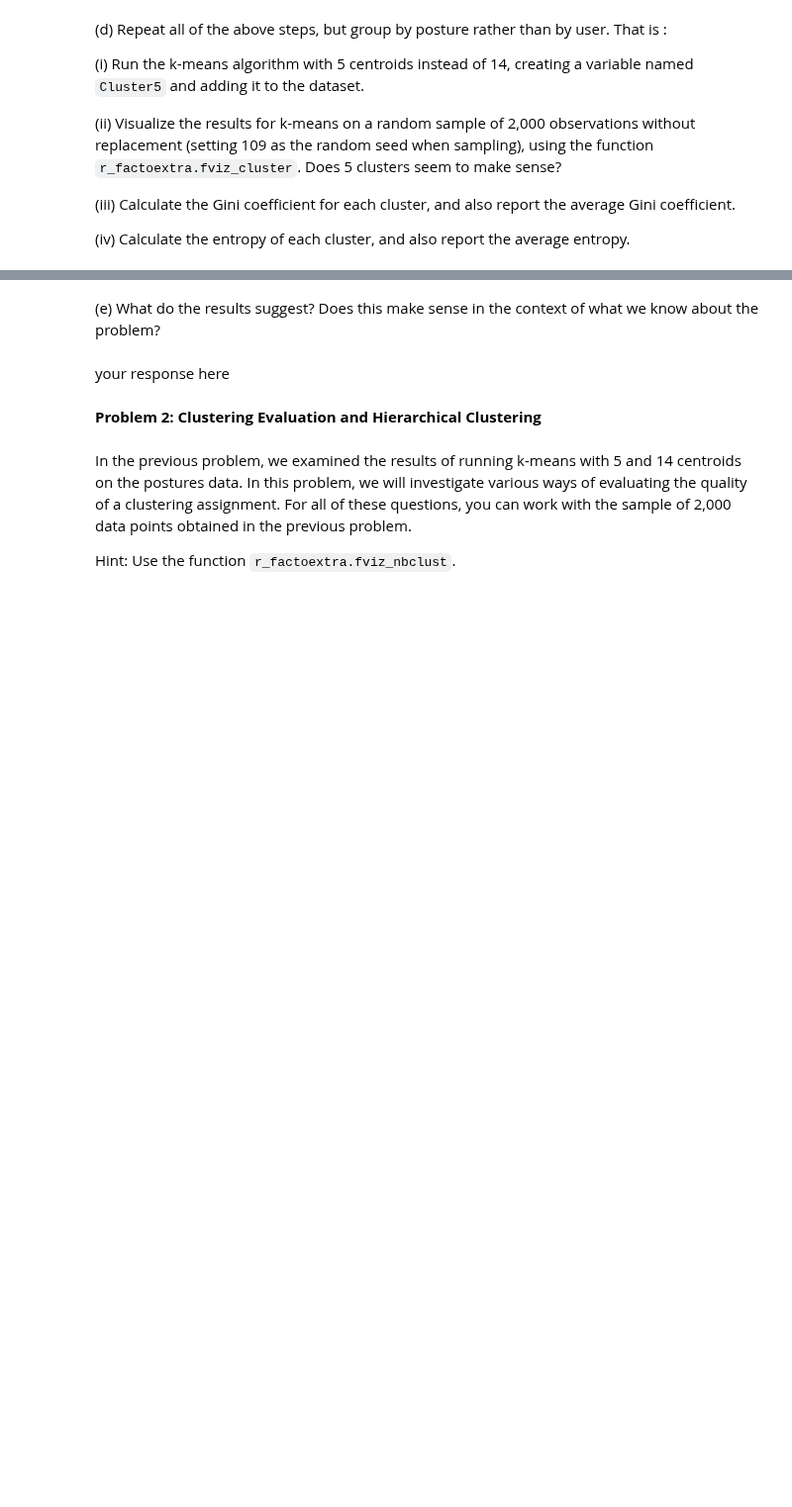
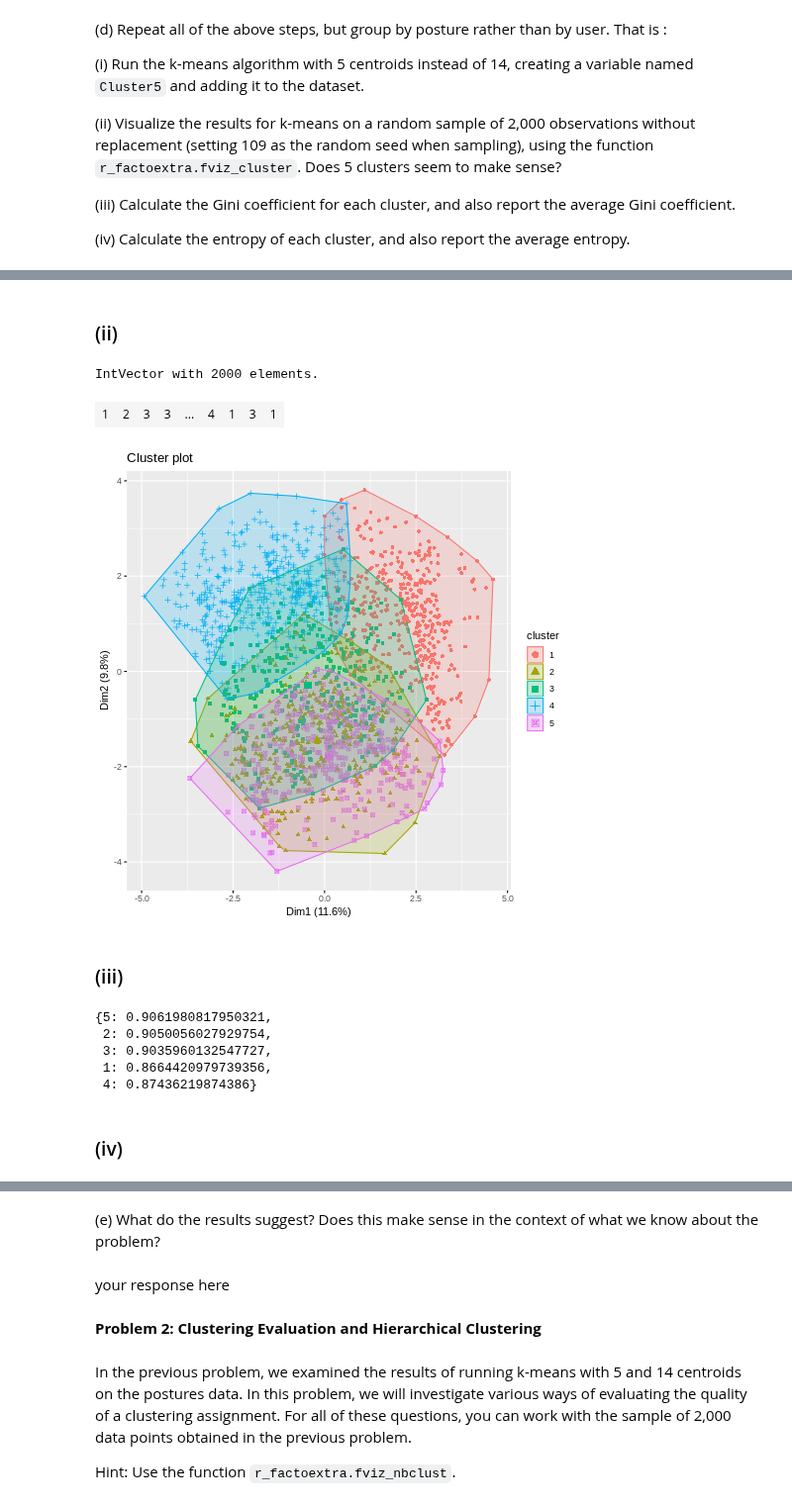
Before and after one commit to srk-apts/CS109B, a Jupyter notebook: HW/cs109b_hw5.ipynb, the cells around one changed output, grey strips where cells are left out. Shown at 99% size. Saved outputs shown, nothing was run; the diff lists cells and outputs as text; code cells hidden in the pictures; blank space fills up the shorter version.

```diff
--- a/HW/cs109b_hw5.ipynb
+++ b/HW/cs109b_hw5.ipynb
@@ -218,0 +250,9 @@ Hint: be careful, because r_stats.kmeans returns cluster numbers beginning with
+# %%
+gini = {}
+p_i = {}
+for i in postures_df['Cluster14'].unique():
+    df_gb = postures_df[postures_df['Cluster14']==i].groupby(by='User')
+    num = df_gb['User'].count()
+    den = postures_df[postures_df['Cluster14']==i].shape[0]
+    p_i[i] = num/den
+    gini[i]= 1-np.sum(p_i[i]**2)
@@ -218,0 +278,4 @@ Hint: be careful, because r_stats.kmeans returns cluster numbers beginning with
+# %%
+entropy = {}
+for i in list(p_i.keys()):
+    entropy[i] = -np.sum(p_i[i]*np.log(p_i[i]))
@@ -228,0 +313,6 @@ Hint: be careful, because r_stats.kmeans returns cluster numbers beginning with
+# %%
+#your code here
+clusters = len(postures_df['Class'].unique())
+random.seed(109)
+kmeans_out5 = r_stats.kmeans(py_postures_df, centers=clusters, nstart=46)
+kmeans_out5
@@ -231,2 +331,9 @@ Hint: be careful, because r_stats.kmeans returns cluster numbers beginning with
+# %% [markdown]
+### (ii)
 # %%
 #your code here
+km_sample5 = kmeans_out5.rx2('cluster').rx(r_sample)
+km_sample5
+# %% [output]
+IntVector with 2000 elements.
+| 1 | 2 | 3 | 3 | ... | 4 | 1 | 3 | 1 |
@@ -234,0 +340,8 @@ Hint: be careful, because r_stats.kmeans returns cluster numbers beginning with
+# %%
+%%R -i km_sample5 -i r_postures_sample
+#fviz_cluster(km_sample14, data=r_postures_sample, geom='point')
+fviz_cluster(list(data=r_postures_sample, cluster=km_sample5), geom='point')
+# %% [output]
+[figure, added]
+# %% [markdown]
+### (iii)
@@ -234,0 +357,10 @@ Hint: be careful, because r_stats.kmeans returns cluster numbers beginning with
+# %%
+gini
+# %% [output]
+{5: 0.9061980817950321,
+ 2: 0.9050056027929754,
+ 3: 0.9035960132547727,
+ 1: 0.8664420979739356,
+ 4: 0.87436219874386}
+# %% [markdown]
+### (iv)
```
Also changed, not shown: parts of 25 cells of this notebook.
